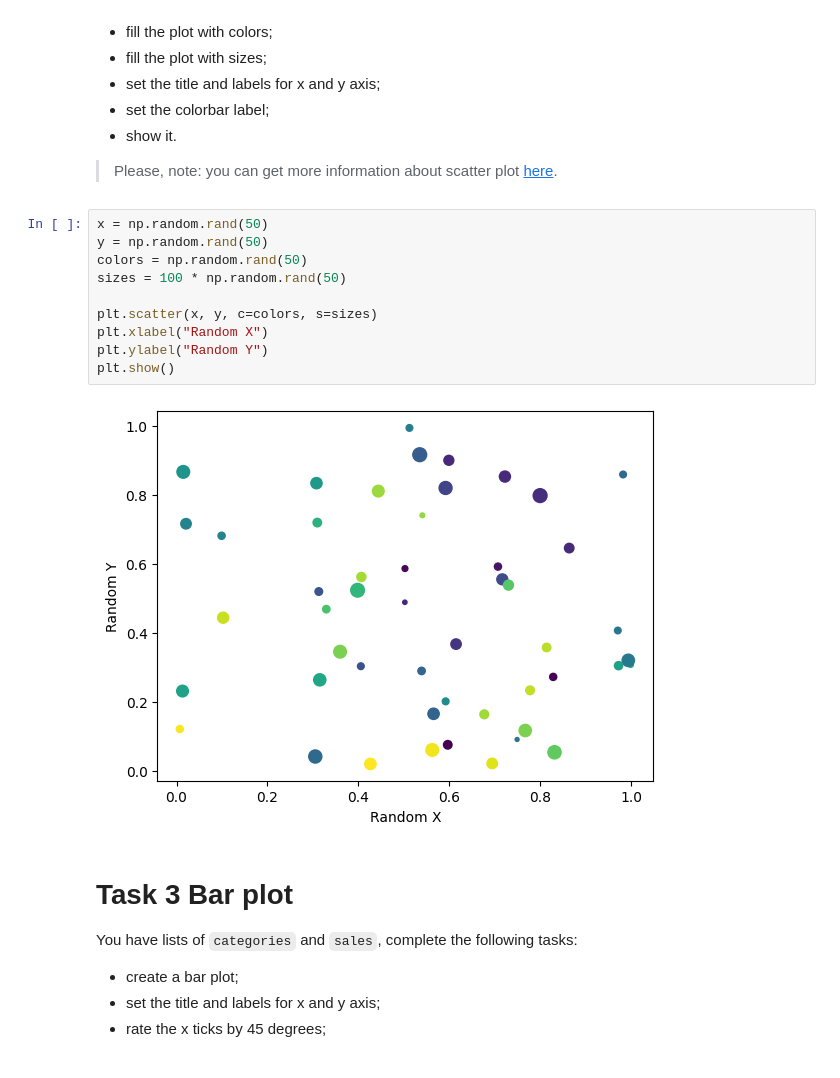
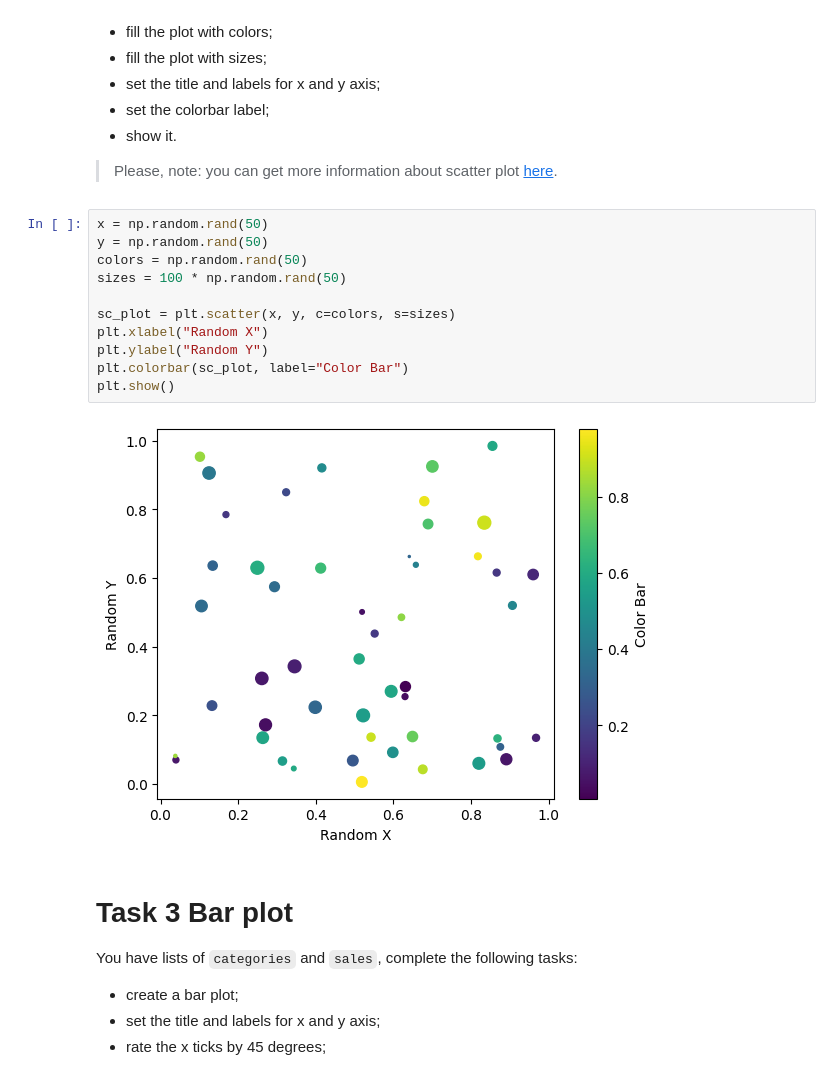
Before and after one commit to mate-academy/py-matplotlib, a Jupyter notebook: app/matplotlib.ipynb, the cells around one changed output. Drawn from its saved outputs; the diff is of its cells as text.

Commit message:
add colorbar

```diff
--- a/app/matplotlib.ipynb
+++ b/app/matplotlib.ipynb
@@ -44,15 +44,16 @@ Complete the following tasks:
 # %%
 x = np.random.rand(50)
 y = np.random.rand(50)
 colors = np.random.rand(50)
 sizes = 100 * np.random.rand(50)
 
-plt.scatter(x, y, c=colors, s=sizes)
+sc_plot = plt.scatter(x, y, c=colors, s=sizes)
 plt.xlabel("Random X")
 plt.ylabel("Random Y")
+plt.colorbar(sc_plot, label="Color Bar")
 plt.show()
 # %% [output]
-[figure, old version]
+[figure, new version]
 # %% [markdown]
 # Task 3 Bar plot
 
```
